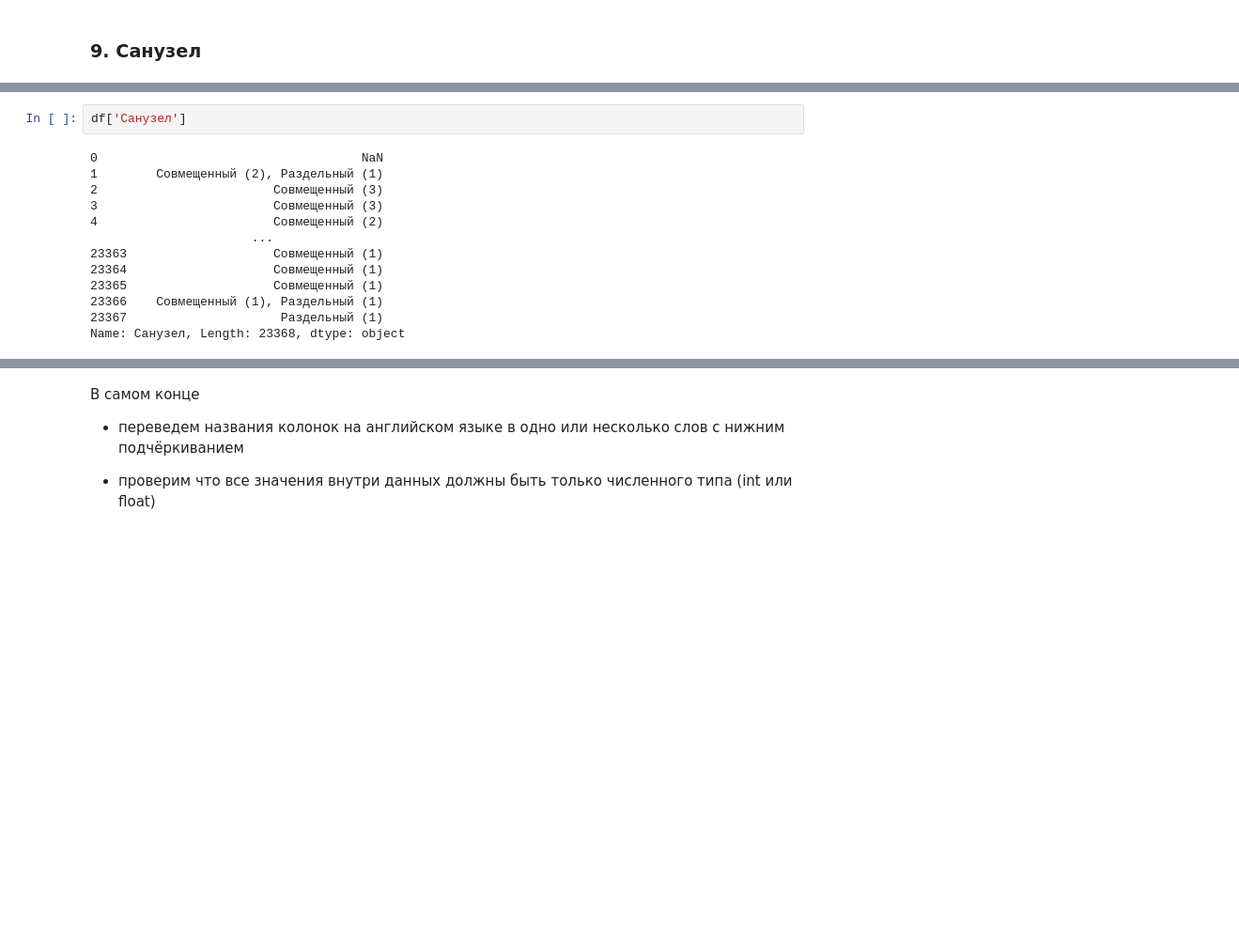
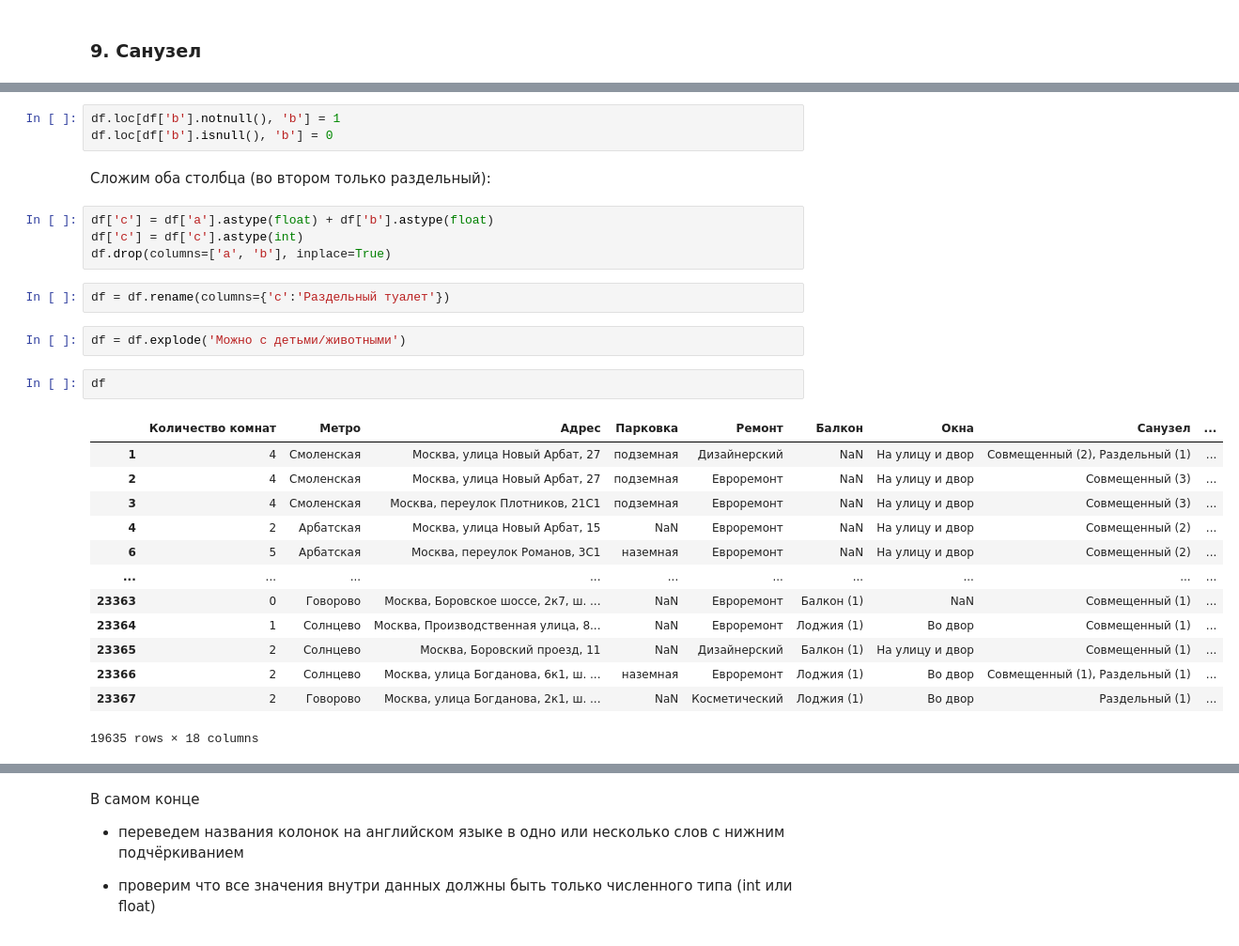
Before and after one commit to abidgaidarov/my-machine-learning-projects, a Jupyter notebook: cian_predict/new.ipynb, the cells around one changed output, grey strips where cells are left out. Shown at 94% size. Drawn from its saved outputs; the diff is of its cells as text; blank space fills up the shorter version.

```diff
--- a/cian_predict/new.ipynb
+++ b/cian_predict/new.ipynb
@@ -354,15 +368,29 @@ Name: Стоимость аренды, Length: 23368, dtype: object
+# %%
+df.loc[df['b'].notnull(), 'b'] = 1
+df.loc[df['b'].isnull(), 'b'] = 0
+# %% [markdown]
+Сложим оба столбца (во втором только раздельный):
+# %%
+df['c'] = df['a'].astype(float) + df['b'].astype(float)
+df['c'] = df['c'].astype(int)
+df.drop(columns=['a', 'b'], inplace=True)
+# %%
+df = df.rename(columns={'c':'Раздельный туалет'})
+# %%
+df = df.explode('Можно с детьми/животными')
 # %%
-df['Санузел']
+df
 # %% [output]
+|  | Количество комнат | Метро | Адрес | Парковка | Ремонт | Балкон | Окна | Санузел | ... |
+| 1 | 4 | Смоленская | Москва, улица Новый Арбат, 27 | подземная | Дизайнерский | NaN | На улицу и двор | Совмещенный (2), Раздельный (1) | ... |
+| 2 | 4 | Смоленская | Москва, улица Новый Арбат, 27 | подземная | Евроремонт | NaN | На улицу и двор | Совмещенный (3) | ... |
+| 3 | 4 | Смоленская | Москва, переулок Плотников, 21С1 | подземная | Евроремонт | NaN | На улицу и двор | Совмещенный (3) | ... |
+| 4 | 2 | Арбатская | Москва, улица Новый Арбат, 15 | NaN | Евроремонт | NaN | На улицу и двор | Совмещенный (2) | ... |
+| 6 | 5 | Арбатская | Москва, переулок Романов, 3С1 | наземная | Евроремонт | NaN | На улицу и двор | Совмещенный (2) | ... |
+| ... | ... | ... | ... | ... | ... | ... | ... | ... | ... |
+| 23363 | 0 | Говорово | Москва, Боровское шоссе, 2к7, ш. ... | NaN | Евроремонт | Балкон (1) | NaN | Совмещенный (1) | ... |
+| 23364 | 1 | Солнцево | Москва, Производственная улица, 8... | NaN | Евроремонт | Лоджия (1) | Во двор | Совмещенный (1) | ... |
+| 23365 | 2 | Солнцево | Москва, Боровский проезд, 11 | NaN | Дизайнерский | Балкон (1) | На улицу и двор | Совмещенный (1) | ... |
+| 23366 | 2 | Солнцево | Москва, улица Богданова, 6к1, ш. ... | наземная | Евроремонт | Лоджия (1) | Во двор | Совмещенный (1), Раздельный (1) | ... |
+| 23367 | 2 | Говорово | Москва, улица Богданова, 2к1, ш. ... | NaN | Косметический | Лоджия (1) | Во двор | Раздельный (1) | ... |
-0                                    NaN
-1        Совмещенный (2), Раздельный (1)
-2                        Совмещенный (3)
-3                        Совмещенный (3)
-4                        Совмещенный (2)
-                      ...
-23363                    Совмещенный (1)
-23364                    Совмещенный (1)
-23365                    Совмещенный (1)
-23366    Совмещенный (1), Раздельный (1)
-23367                     Раздельный (1)
-Name: Санузел, Length: 23368, dtype: object
+19635 rows × 18 columns
```
Also changed, not shown: parts of 18 cells of this notebook.
